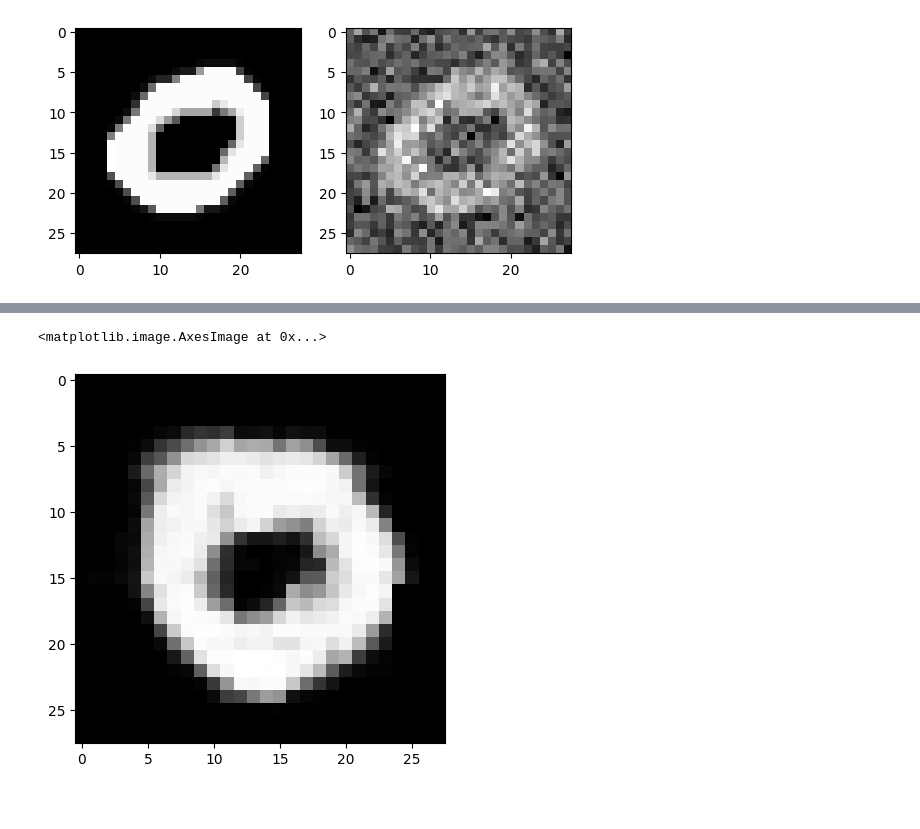
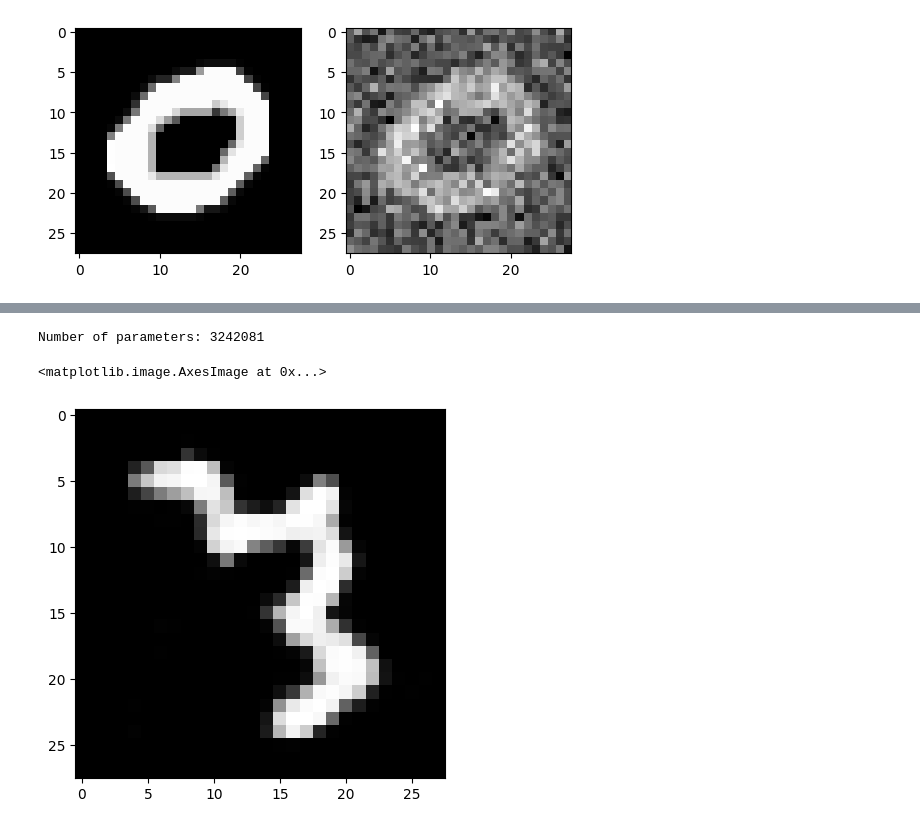
Before and after one commit to JacopoRaffi/ISPR_Assignments, a Jupyter notebook: Assignment3/ISPR_Midterm3_Assignment1_JacopoRaffi.ipynb, the cells around one changed output, grey strips where cells are left out. Drawn from its saved outputs; the diff is of its cells as text; code cells hidden in the pictures.

```diff
--- a/Assignment3/ISPR_Midterm3_Assignment1_JacopoRaffi.ipynb
+++ b/Assignment3/ISPR_Midterm3_Assignment1_JacopoRaffi.ipynb
@@ -115,21 +121,21 @@ class Configuration:
             self.autoencoder_type = autoencoder_type
             self.cae_penalization = cae_penalization
 
-config_cae = Configuration(learning_rate = 0.01,
+config_cae = Configuration(learning_rate = 0.003315,
                         batch_size = 1024,
-                        epochs = 20,
-                        weight_decay = 1e-5,
+                        epochs = 30,
+                        weight_decay = 0.000003945,
                         hidden_size = 64,
-                        latent_size=128,
+                        latent_size=512,
                         autoencoder_type = 'cae',
                         cae_penalization = 1e-5)
 
-config_dae = Configuration(learning_rate = 0.01,
+config_dae = Configuration(learning_rate = 0.003315,
                         batch_size = 1024,
-                        epochs = 20,
-                        weight_decay = 1e-5,
+                        epochs = 30,
+                        weight_decay = 0.000003945,
                         hidden_size = 64,
-                        latent_size=128,
+                        latent_size=512,
                         autoencoder_type = 'dae',
                         cae_penalization = 1e-5)
 # %%
@@ -153,6 +159,7 @@ def plot_img(model:nn.Module, mode:str):
 # %%
 def train(config:Configuration=None, show_img:bool = False):
     #with wandb.init(config):
+        #config = wandb.config
         model = ConvAE(hidden_size=config.hidden_size, latent_size=config.latent_size).to(device)
         min_val_loss = numpy.Inf
 
@@ -201,11 +208,11 @@ def train(config:Configuration=None, show_img:bool = False):
                     mse_val_loss = criterion(out, input_img)
 
                 l1_val_loss = val_loss.item()
-                mse_val_loss = val_loss.item()
+                mse_val_loss = mse_val_loss.item()
 
                 min_val_loss = min(min_val_loss, mse_val_loss)
 
-                wandb.log({'epoch': epoch+1, 'tr_loss':tr_epoch_loss/(i+1), 'L1_loss': l1_val_loss, 'mse_loss': mse_val_loss})
+                #wandb.log({'epoch': epoch+1, 'tr_loss':tr_epoch_loss/(i+1), 'L1_loss': l1_val_loss, 'mse_loss': mse_val_loss, 'min_loss': min_val_loss})
 
                 print(f"epoch [{epoch + 1}/{epochs}], tr_loss: {tr_epoch_loss/(i+1):.4f}, L1_val_loss: {l1_val_loss:.4f}, MSE_val_loss: {mse_val_loss:.4f}")
 
@@ -271,16 +252,23 @@ epoch [20/20], tr_loss: 0.0167, L1_val_loss: 0.0525, MSE_val_loss: 0.0173
 # %%
 pure_rand_noise = torch.randn(torch.Size([1, 28, 28]))
+# %%
+c = ConvAE(hidden_size=64, latent_size=512, kernel_size=3)
+
+total_params = sum(p.numel() for p in c.parameters())
+print(f"Number of parameters: {total_params}")
+# %% [output]
+Number of parameters: 3242081
 # %%
 pure_rand_noise = torch.randn(torch.Size([1, 28, 28]))
 pure_rand_noise = pure_rand_noise.unsqueeze(0).to(device)
 
-model.eval()
+model_cae.eval()
 with torch.no_grad():
-    for i in range(10):
-        pure_rand_noise, _ = model(pure_rand_noise)
+    for i in range(1000):
+        pure_rand_noise, _ = model_cae(pure_rand_noise)
 
 pure_rand_noise = pure_rand_noise.squeeze(0).cpu()
 plt.imshow(pure_rand_noise.numpy()[0], cmap='gray')
 # %% [output]
 <matplotlib.image.AxesImage at 0x...>
-[figure, old version]
+[figure, new version]
```
Also changed, not shown: parts of 5 cells of this notebook.
